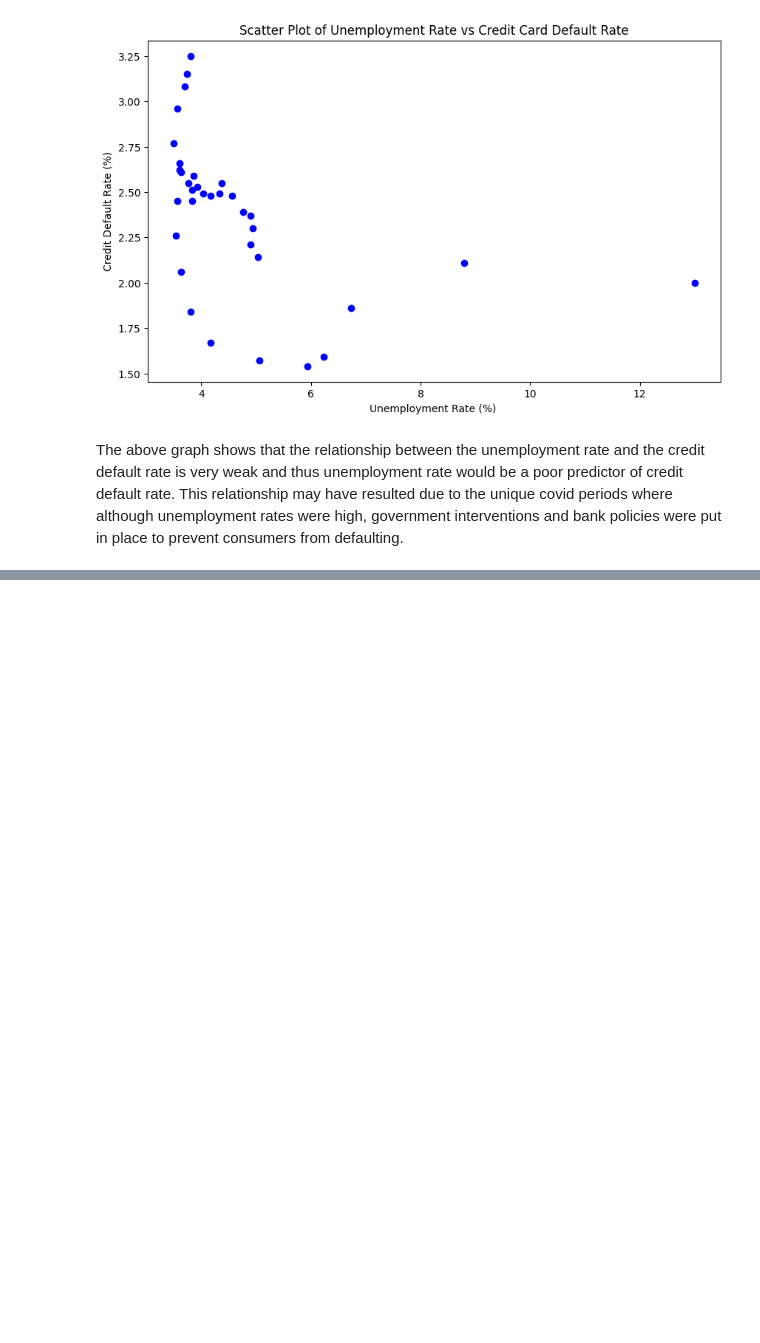
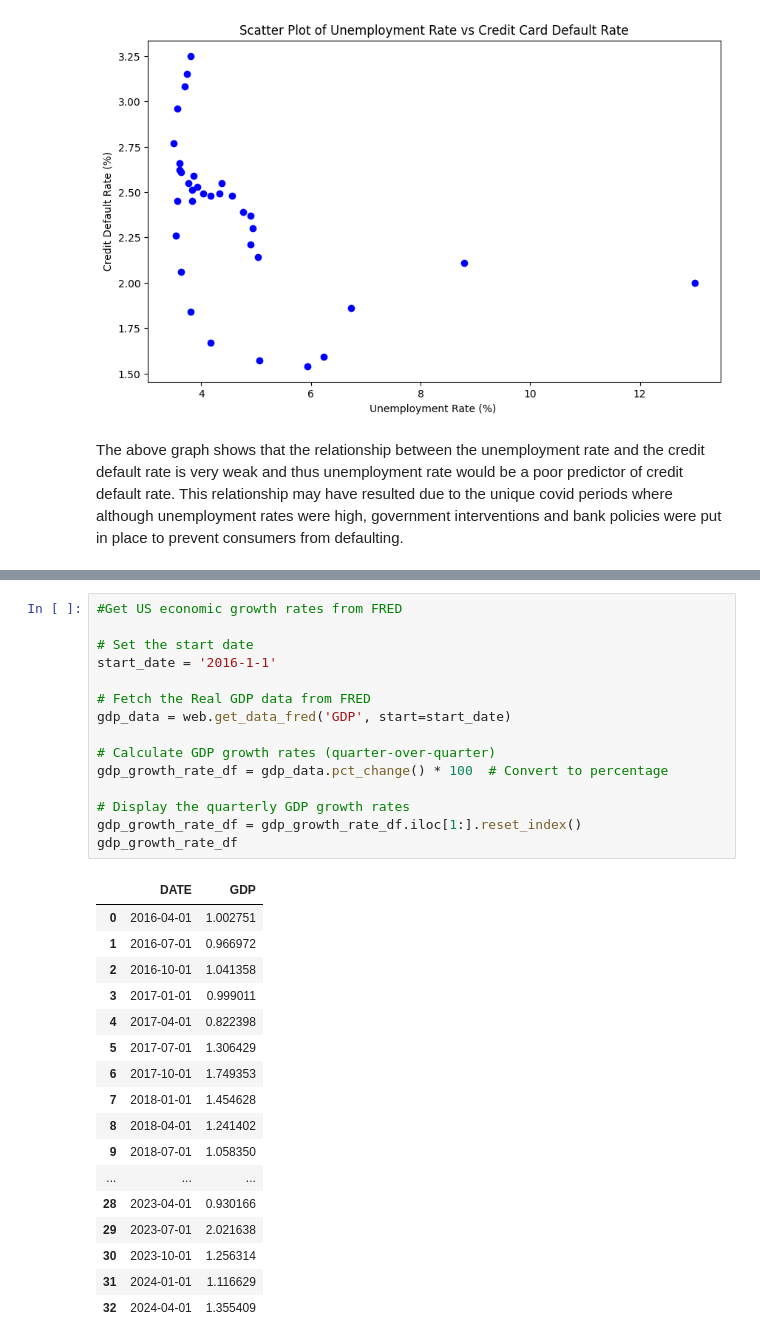
Before and after one commit to dylanvz95/WQU-FD-GWP, a Jupyter notebook: GWP1/DVZ_Step4_and_5.ipynb, the cells around one changed output, grey strips where cells are left out. Cells and saved outputs as stored; diff of their text form; blank space fills up the shorter version.

```diff
--- a/GWP1/DVZ_Step4_and_5.ipynb
+++ b/GWP1/DVZ_Step4_and_5.ipynb
@@ -322,0 +392,33 @@ The above graph shows that the relationship between the unemployment rate and th
+# %%
+#Get US economic growth rates from FRED
+
+# Set the start date
+start_date = '2016-1-1'
+
+# Fetch the Real GDP data from FRED
+gdp_data = web.get_data_fred('GDP', start=start_date)
+
+# Calculate GDP growth rates (quarter-over-quarter)
+gdp_growth_rate_df = gdp_data.pct_change() * 100  # Convert to percentage
+
+# Display the quarterly GDP growth rates
+gdp_growth_rate_df = gdp_growth_rate_df.iloc[1:].reset_index()
+gdp_growth_rate_df
+# %% [output]
+|  | DATE | GDP |
+| 0 | 2016-04-01 | 1.002751 |
+| 1 | 2016-07-01 | 0.966972 |
+| 2 | 2016-10-01 | 1.041358 |
+| 3 | 2017-01-01 | 0.999011 |
+| 4 | 2017-04-01 | 0.822398 |
+| 5 | 2017-07-01 | 1.306429 |
+| 6 | 2017-10-01 | 1.749353 |
+| 7 | 2018-01-01 | 1.454628 |
+| 8 | 2018-04-01 | 1.241402 |
+| 9 | 2018-07-01 | 1.058350 |
+| ... | ... | ... |
+| 28 | 2023-04-01 | 0.930166 |
+| 29 | 2023-07-01 | 2.021638 |
+| 30 | 2023-10-01 | 1.256314 |
+| 31 | 2024-01-01 | 1.116629 |
+| 32 | 2024-04-01 | 1.355409 |
```
Also changed, not shown: parts of 8 cells of this notebook.
